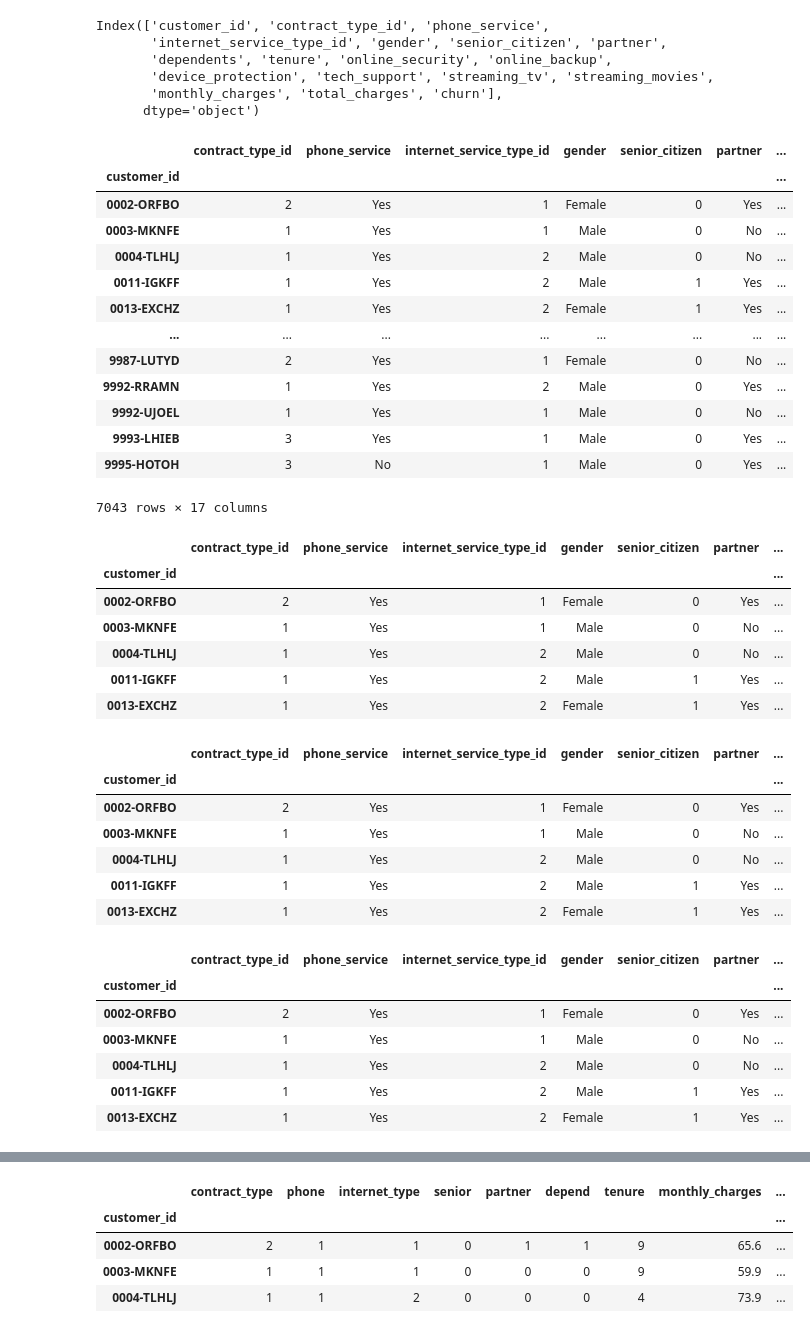
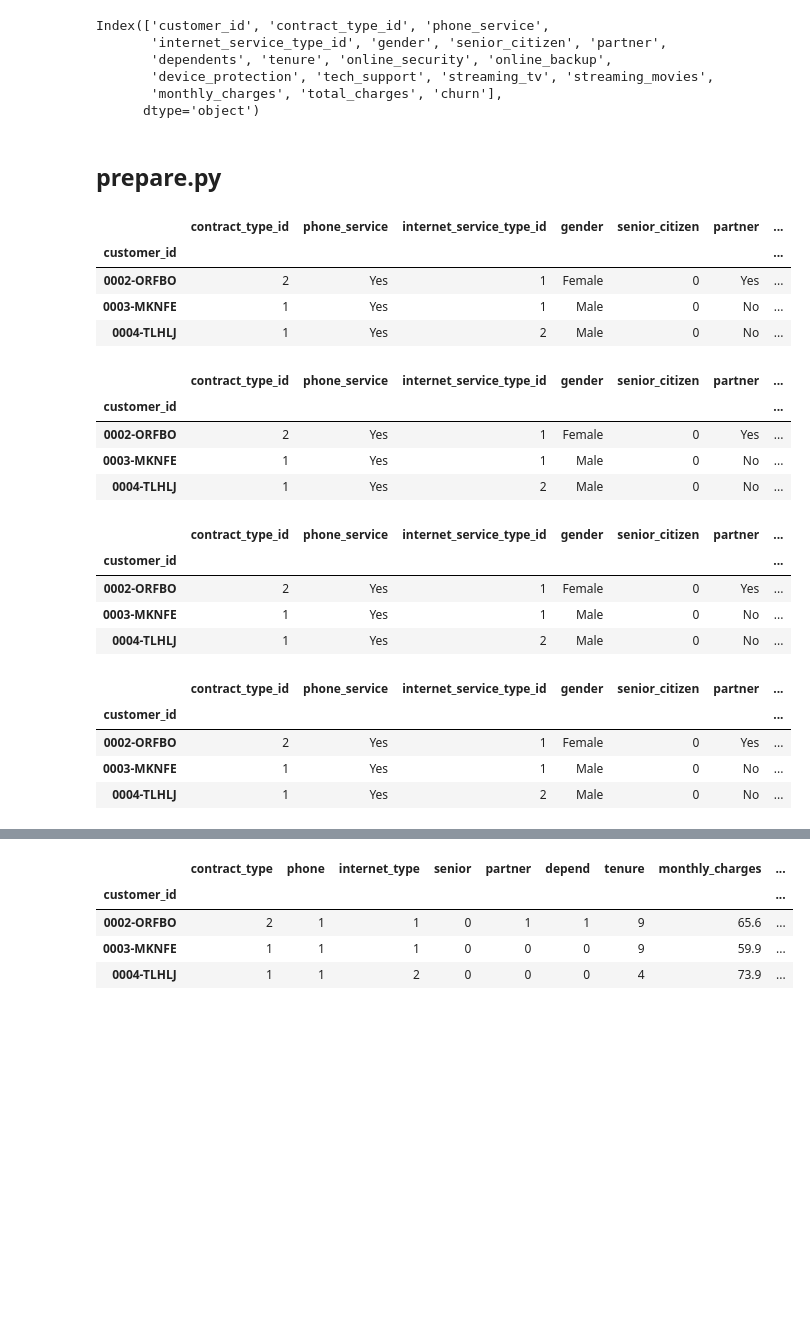
Before and after one commit to KwameTaylor/classification-project, a Jupyter notebook: telco-churn-classification-project.ipynb, the cells around one changed output, grey strips where cells are left out. Cells and saved outputs as stored; diff of their text form; code cells hidden in the pictures; blank space fills up the shorter version.

```diff
--- a/telco-churn-classification-project.ipynb
+++ b/telco-churn-classification-project.ipynb
@@ -60,22 +47,20 @@ Index(['customer_id', 'contract_type_id', 'phone_service',
+# %% [markdown]
+## prepare.py
+# %%
+# import prepare.py and use prep_telco() to prepare the data for use
+
+df = prep_telco()
+df.head(3)
 # %%
 # set the index to be customer_id
 df = df.set_index('customer_id')
-df
+df.head(3)
 # %% [output]
 |  | contract_type_id | phone_service | internet_service_type_id | gender | senior_citizen | partner | ... |
 | customer_id |  |  |  |  |  |  | ... |
 | 0002-ORFBO | 2 | Yes | 1 | Female | 0 | Yes | ... |
 | 0003-MKNFE | 1 | Yes | 1 | Male | 0 | No | ... |
 | 0004-TLHLJ | 1 | Yes | 2 | Male | 0 | No | ... |
-| 0011-IGKFF | 1 | Yes | 2 | Male | 1 | Yes | ... |
-| 0013-EXCHZ | 1 | Yes | 2 | Female | 1 | Yes | ... |
-| ... | ... | ... | ... | ... | ... | ... | ... |
-| 9987-LUTYD | 2 | Yes | 1 | Female | 0 | No | ... |
-| 9992-RRAMN | 1 | Yes | 2 | Male | 0 | Yes | ... |
-| 9992-UJOEL | 1 | Yes | 1 | Male | 0 | No | ... |
-| 9993-LHIEB | 3 | Yes | 1 | Male | 0 | Yes | ... |
-| 9995-HOTOH | 3 | No | 1 | Male | 0 | Yes | ... |
-7043 rows × 17 columns
 # %%
 # First I'm going to cut down on the complexity of data by combining the variables for various add-on packages
 # into one variable, num_add_ons, that adds up the number of add-ons services each customer has.
@@ -86,38 +71,32 @@ df.device_protection = df.device_protection.map({'Yes': 1, 'No': 0, 'No internet
 df.tech_support = df.tech_support.map({'Yes': 1, 'No': 0, 'No internet service': 0})
 df.streaming_tv = df.streaming_tv.map({'Yes': 1, 'No': 0, 'No internet service': 0})
 df.streaming_movies = df.streaming_movies.map({'Yes': 1, 'No': 0, 'No internet service': 0})
-df.head()
+df.head(3)
 # %% [output]
 |  | contract_type_id | phone_service | internet_service_type_id | gender | senior_citizen | partner | ... |
 | customer_id |  |  |  |  |  |  | ... |
 | 0002-ORFBO | 2 | Yes | 1 | Female | 0 | Yes | ... |
 | 0003-MKNFE | 1 | Yes | 1 | Male | 0 | No | ... |
 | 0004-TLHLJ | 1 | Yes | 2 | Male | 0 | No | ... |
-| 0011-IGKFF | 1 | Yes | 2 | Male | 1 | Yes | ... |
-| 0013-EXCHZ | 1 | Yes | 2 | Female | 1 | Yes | ... |
 # %%
 df['num_add_ons'] = (df.online_security + df.online_backup + df.device_protection + df.tech_support + df.streaming_tv + df.streaming_movies)
-df.head()
+df.head(3)
 # %% [output]
 |  | contract_type_id | phone_service | internet_service_type_id | gender | senior_citizen | partner | ... |
 | customer_id |  |  |  |  |  |  | ... |
 | 0002-ORFBO | 2 | Yes | 1 | Female | 0 | Yes | ... |
 | 0003-MKNFE | 1 | Yes | 1 | Male | 0 | No | ... |
 | 0004-TLHLJ | 1 | Yes | 2 | Male | 0 | No | ... |
-| 0011-IGKFF | 1 | Yes | 2 | Male | 1 | Yes | ... |
-| 0013-EXCHZ | 1 | Yes | 2 | Female | 1 | Yes | ... |
 # %%
 # Now drop the add-on columns we don't need anymore.
 
 df = df.drop(columns=['online_security', 'online_backup', 'device_protection', 'tech_support', 'streaming_tv', 'streaming_movies'])
-df.head()
+df.head(3)
 # %% [output]
 |  | contract_type_id | phone_service | internet_service_type_id | gender | senior_citizen | partner | ... |
 | customer_id |  |  |  |  |  |  | ... |
 | 0002-ORFBO | 2 | Yes | 1 | Female | 0 | Yes | ... |
 | 0003-MKNFE | 1 | Yes | 1 | Male | 0 | No | ... |
 | 0004-TLHLJ | 1 | Yes | 2 | Male | 0 | No | ... |
-| 0011-IGKFF | 1 | Yes | 2 | Male | 1 | Yes | ... |
-| 0013-EXCHZ | 1 | Yes | 2 | Female | 1 | Yes | ... |
 # %%
 df.phone_service = df.phone_service.map({'Yes': 1, 'No': 0})
```
Also changed, not shown: parts of 10 cells of this notebook.
